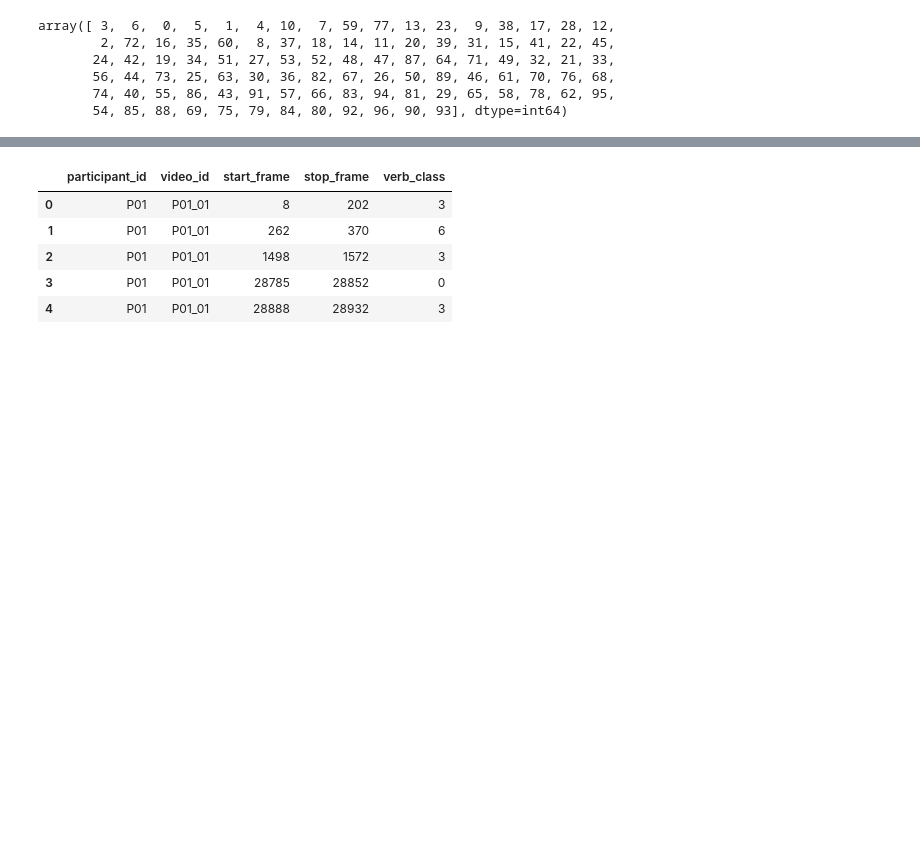
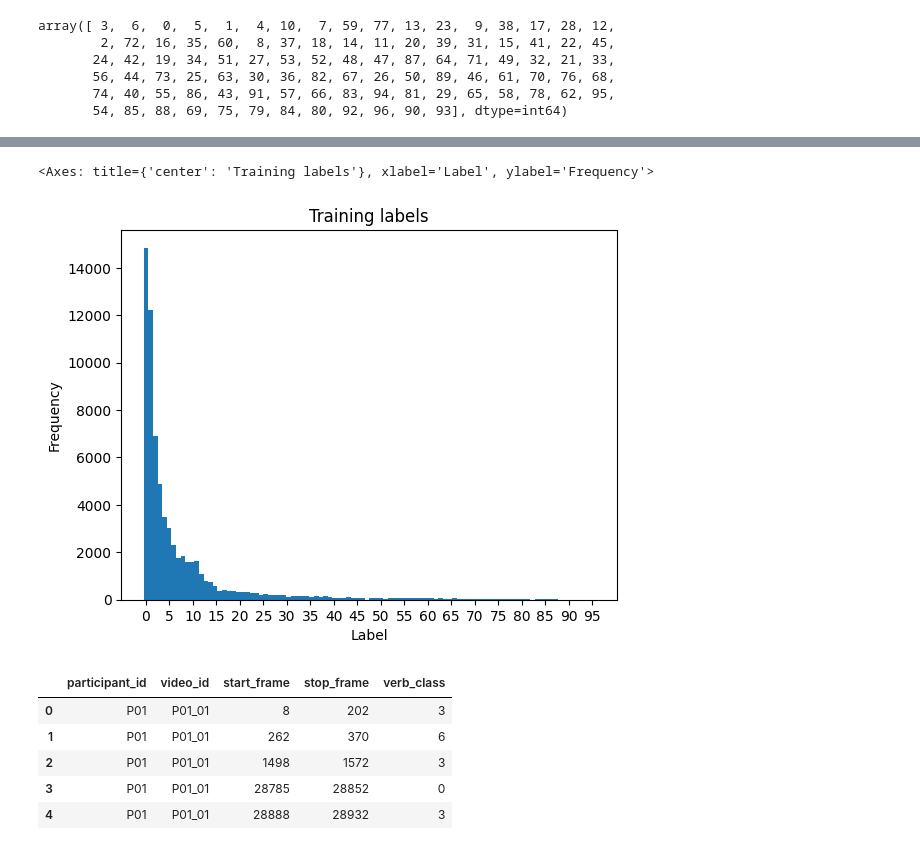
Before and after one commit to oriolmp/TFG, a Jupyter notebook: notebooks/Playground.ipynb, the cells around one changed output, grey strips where cells are left out. Saved outputs shown, nothing was run; the diff lists cells and outputs as text; code cells hidden in the pictures; blank space fills up the shorter version.

```diff
--- a/notebooks/Playground.ipynb
+++ b/notebooks/Playground.ipynb
@@ -34,3 +78,8 @@ array([ 3,  6,  0,  5,  1,  4, 10,  7, 59, 77, 13, 23,  9, 38, 17, 28, 12,
+# %%
+df['verb_class'].plot(kind='hist', bins=98, title='Training labels', xticks=[5*x for x in range(20)], xlabel='Label', align='left')
+# %% [output]
+<Axes: title={'center': 'Training labels'}, xlabel='Label', ylabel='Frequency'>
+[figure, added]
 # %%
 columns = ['participant_id', 'video_id', 'start_frame', 'stop_frame', 'verb_class']
 clip_df = df[columns]
```
Also changed, not shown: parts of 35 cells of this notebook.
